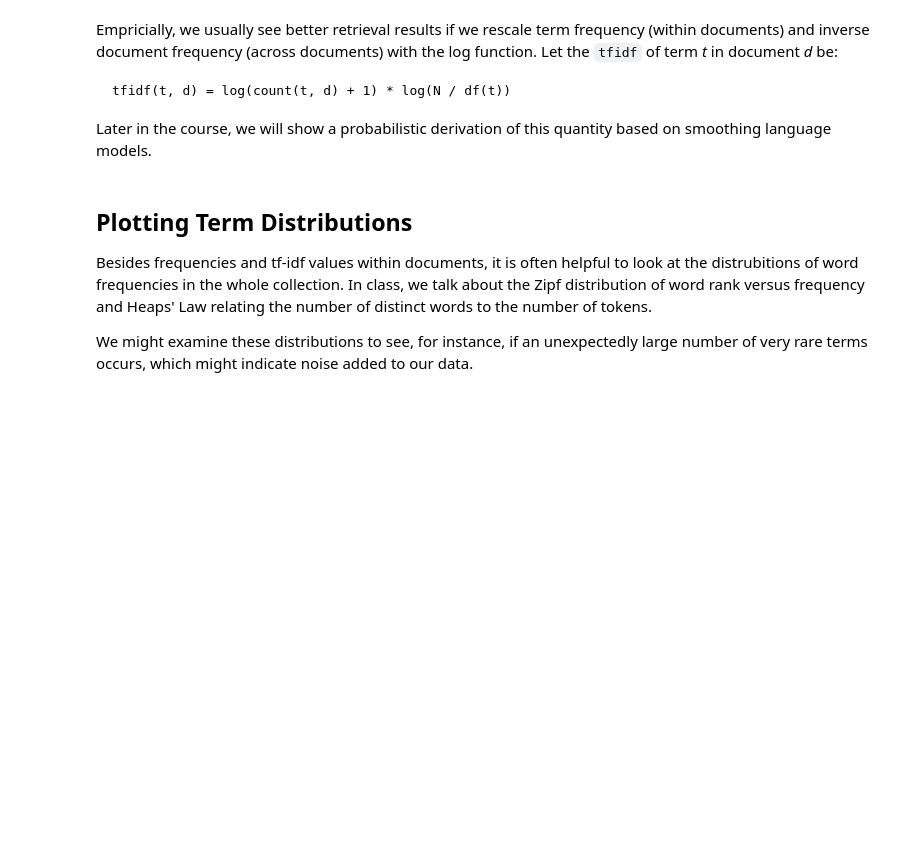
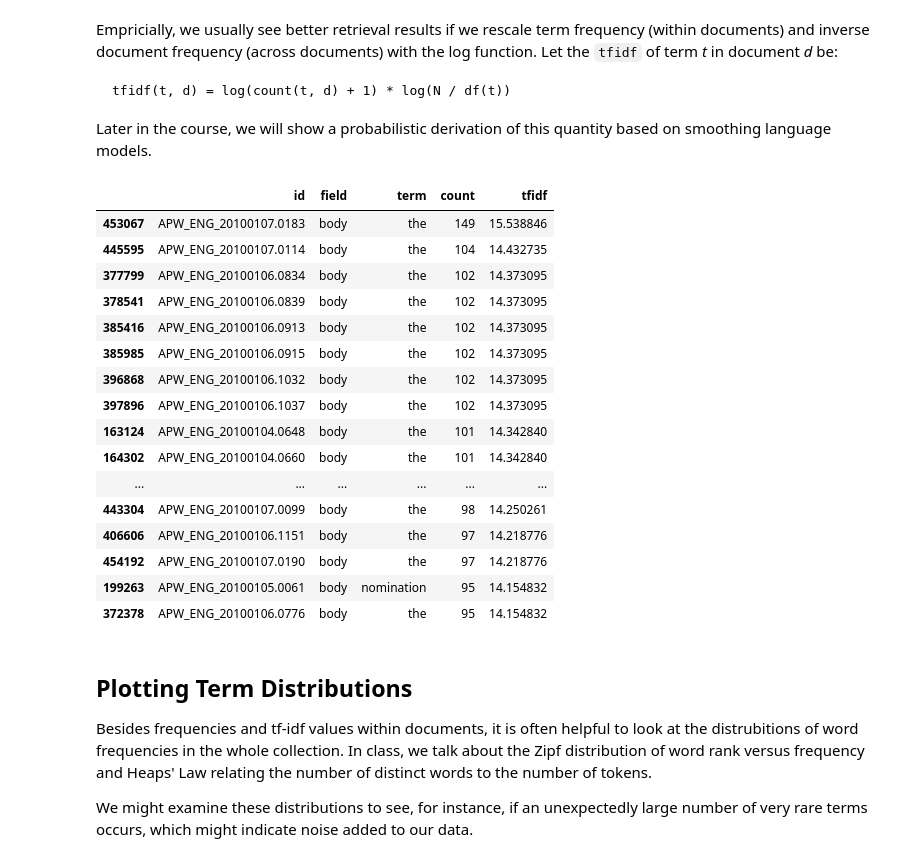
Before and after one commit to wkzhuang/CSYE7200, a Jupyter notebook: term_statistics.ipynb, the cells around one changed output. Cells and saved outputs as stored; diff of their text form; code cells hidden in the pictures; blank space fills up the shorter version.

```diff
--- a/term_statistics.ipynb
+++ b/term_statistics.ipynb
@@ -139,9 +147,31 @@ Later in the course, we will show a probabilistic derivation of this quantity ba
 # %%
 # TODO: Compute the tf-idf value for each term in each document.
 # Take the raw term data and add a tfidf field to each record.
-tfidf_terms = None
+tfidf_terms = terms.copy()
+for record in tfidf_terms:
+  record['tfidf'] = math.log(record['count']+1)*math.log(N/df['term'])
 # %%
 # TODO: Print the 20 term-document pairs with the highest tf-idf values.
+tfidf_DF = pd.DataFrame(tfidf_terms)
+tfidf_DF.loc[tfidf_DF['tfidf'].nlargest(20).index]
+# %% [output]
+|  | id | field | term | count | tfidf |
+| 453067 | APW_ENG_20100107.0183 | body | the | 149 | 15.538846 |
+| 445595 | APW_ENG_20100107.0114 | body | the | 104 | 14.432735 |
+| 377799 | APW_ENG_20100106.0834 | body | the | 102 | 14.373095 |
+| 378541 | APW_ENG_20100106.0839 | body | the | 102 | 14.373095 |
+| 385416 | APW_ENG_20100106.0913 | body | the | 102 | 14.373095 |
+| 385985 | APW_ENG_20100106.0915 | body | the | 102 | 14.373095 |
+| 396868 | APW_ENG_20100106.1032 | body | the | 102 | 14.373095 |
+| 397896 | APW_ENG_20100106.1037 | body | the | 102 | 14.373095 |
+| 163124 | APW_ENG_20100104.0648 | body | the | 101 | 14.342840 |
+| 164302 | APW_ENG_20100104.0660 | body | the | 101 | 14.342840 |
+| ... | ... | ... | ... | ... | ... |
+| 443304 | APW_ENG_20100107.0099 | body | the | 98 | 14.250261 |
+| 406606 | APW_ENG_20100106.1151 | body | the | 97 | 14.218776 |
+| 454192 | APW_ENG_20100107.0190 | body | the | 97 | 14.218776 |
+| 199263 | APW_ENG_20100105.0061 | body | nomination | 95 | 14.154832 |
+| 372378 | APW_ENG_20100106.0776 | body | the | 95 | 14.154832 |
 # %% [markdown]
 ## Plotting Term Distributions
 
```
Also changed, not shown: parts of 9 cells of this notebook.
